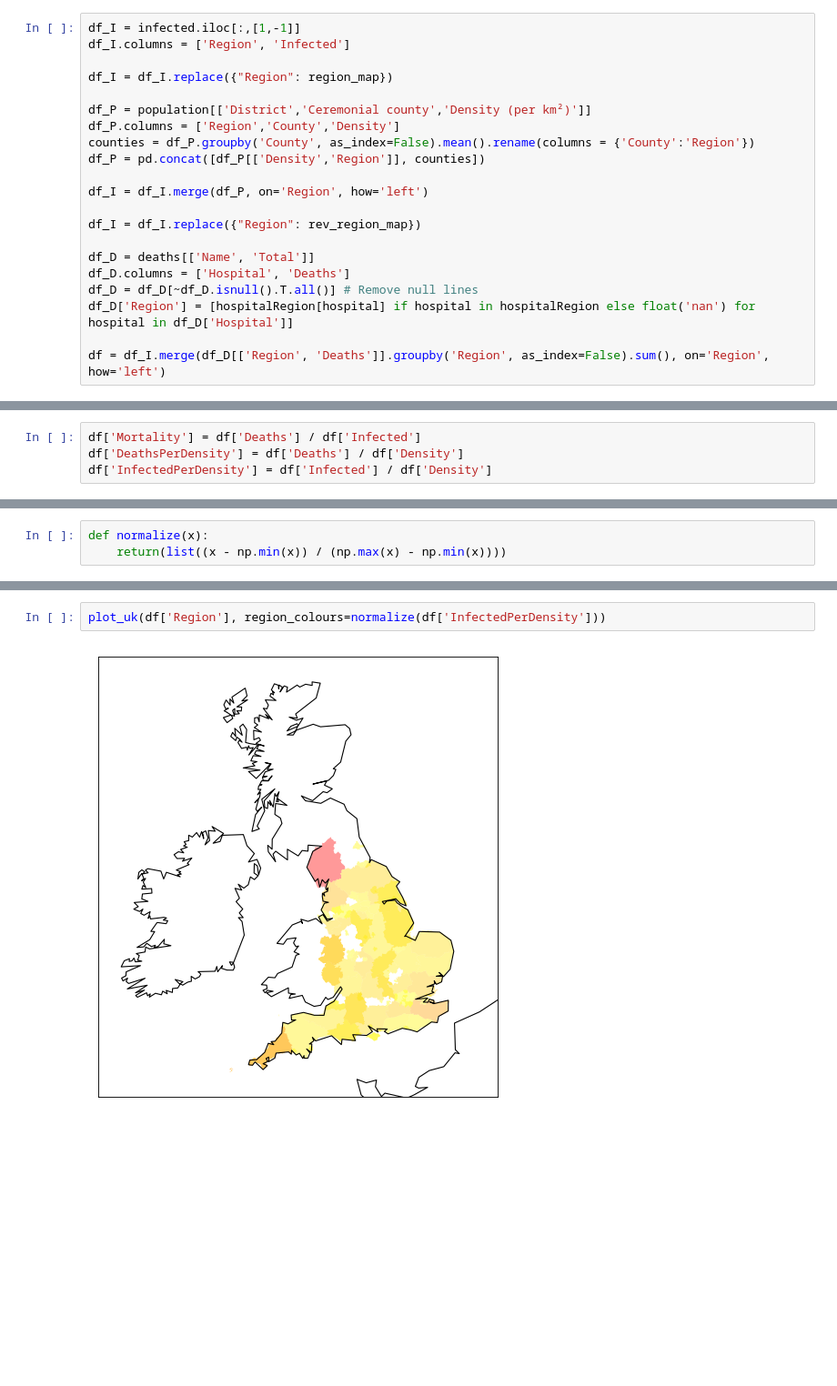
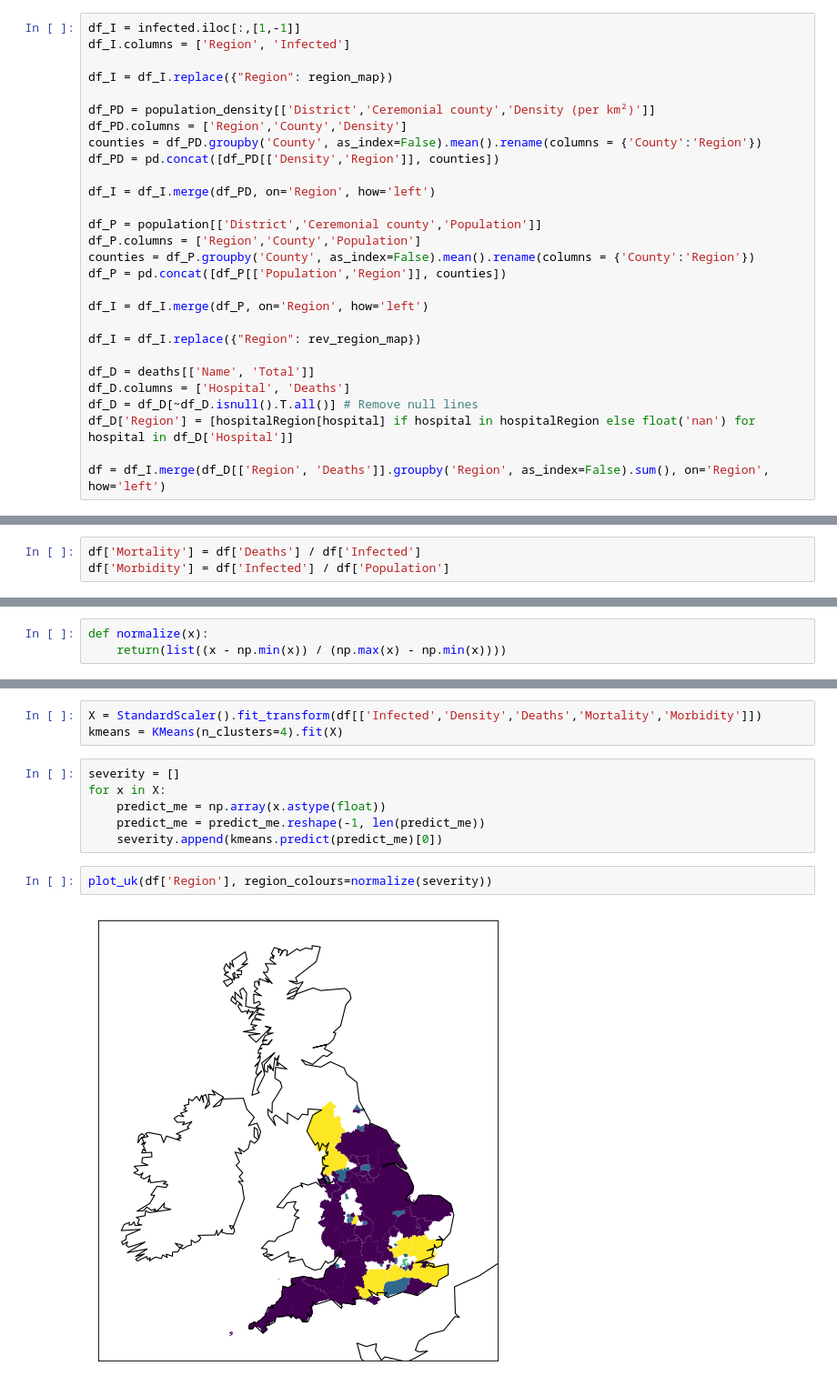
Before and after one commit to neb0123/C19_VaccineDistribution, a Jupyter notebook: Notebooks/C19_VaccineDistribution.ipynb, the cells around one changed output, grey strips where cells are left out. Shown at 91% size. Cells and saved outputs as stored; diff of their text form; blank space fills up the shorter version.

```diff
--- a/Notebooks/C19_VaccineDistribution.ipynb
+++ b/Notebooks/C19_VaccineDistribution.ipynb
@@ -278,10 +268,17 @@ df_I.columns = ['Region', 'Infected']
 
 df_I = df_I.replace({"Region": region_map})
 
-df_P = population[['District','Ceremonial county','Density (per km²)']]
-df_P.columns = ['Region','County','Density']
+df_PD = population_density[['District','Ceremonial county','Density (per km²)']]
+df_PD.columns = ['Region','County','Density']
+counties = df_PD.groupby('County', as_index=False).mean().rename(columns = {'County':'Region'})
+df_PD = pd.concat([df_PD[['Density','Region']], counties])
+
+df_I = df_I.merge(df_PD, on='Region', how='left')
+
+df_P = population[['District','Ceremonial county','Population']]
+df_P.columns = ['Region','County','Population']
 counties = df_P.groupby('County', as_index=False).mean().rename(columns = {'County':'Region'})
-df_P = pd.concat([df_P[['Density','Region']], counties])
+df_P = pd.concat([df_P[['Population','Region']], counties])
 
 df_I = df_I.merge(df_P, on='Region', how='left')
 
@@ -346,8 +355,7 @@ df
 Now we can add our metrics!
 # %%
 df['Mortality'] = df['Deaths'] / df['Infected']
-df['DeathsPerDensity'] = df['Deaths'] / df['Density']
-df['InfectedPerDensity'] = df['Infected'] / df['Density']
+df['Morbidity'] = df['Infected'] / df['Population']
 # %%
 df
 # %% [output]
@@ -380,4 +390,13 @@ plot_uk(df['Region'], region_colours=normalize(df['DeathsPerDensity']))
+# %%
+X = StandardScaler().fit_transform(df[['Infected','Density','Deaths','Mortality','Morbidity']])
+kmeans = KMeans(n_clusters=4).fit(X)
+# %%
+severity = []
+for x in X:
+    predict_me = np.array(x.astype(float))
+    predict_me = predict_me.reshape(-1, len(predict_me))
+    severity.append(kmeans.predict(predict_me)[0])
 # %%
-plot_uk(df['Region'], region_colours=normalize(df['InfectedPerDensity']))
+plot_uk(df['Region'], region_colours=normalize(severity))
 # %% [output]
-[figure, old version]
+[figure, new version]
```
Also changed, not shown: parts of 32 cells of this notebook, 2 other files.
